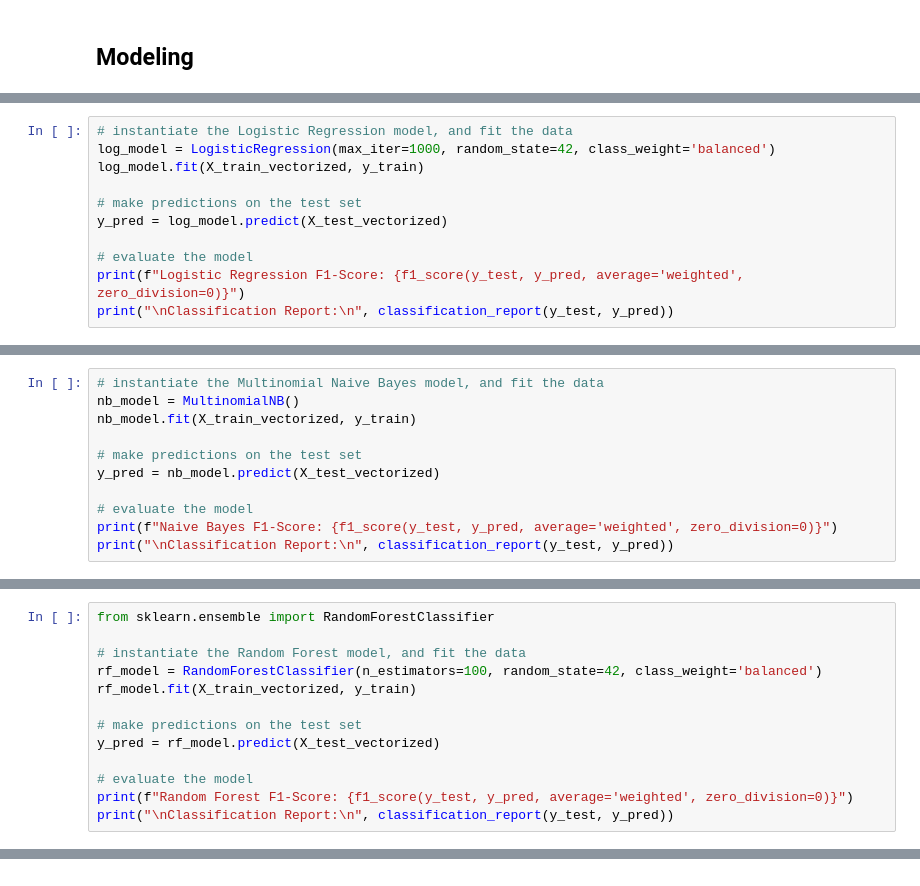
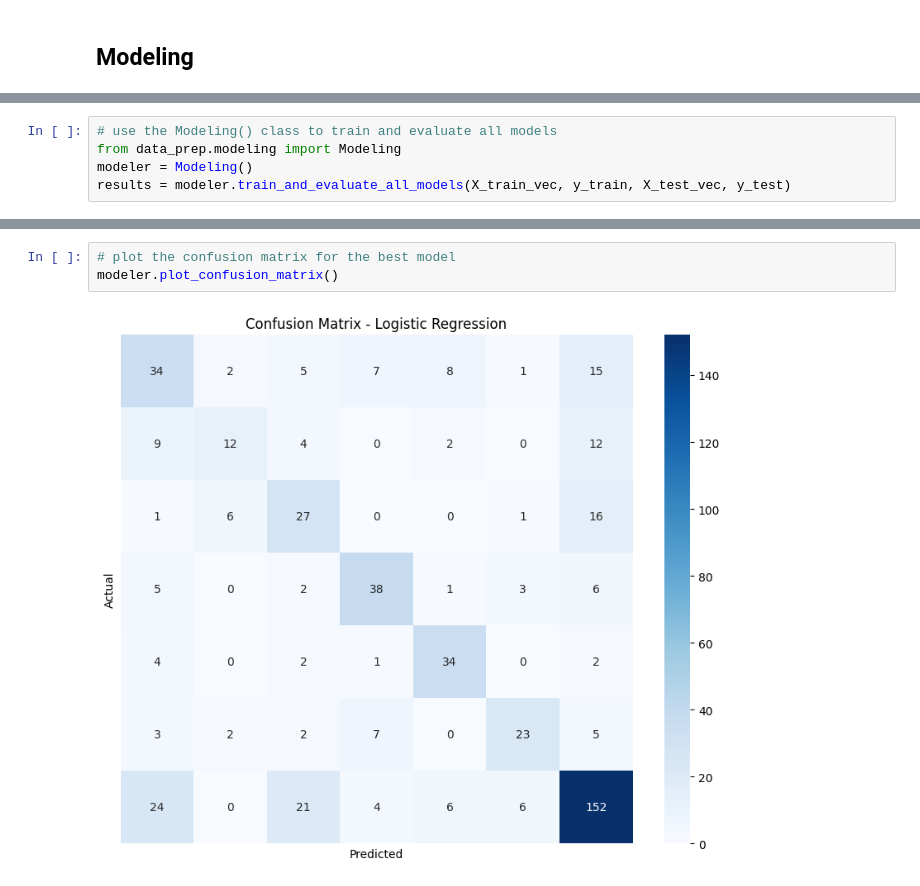
Before and after one commit to Patricknmaina/online_hate-speech_and_complaints_detection, a Jupyter notebook: patrick.ipynb, the cells around one changed output, grey strips where cells are left out. Drawn from its saved outputs; the diff is of its cells as text.

Commit message:
implemented custom classes for data loading, feature engineering, data cleaning, data preprocessing, data vectorization, modeling and evaluation

```diff
--- a/patrick.ipynb
+++ b/patrick.ipynb
@@ -241,11 +157,0 @@ Vocabulary size: 5000
-# %%
-# instantiate the Logistic Regression model, and fit the data
-log_model = LogisticRegression(max_iter=1000, random_state=42, class_weight='balanced')
-log_model.fit(X_train_vectorized, y_train)
-
-# make predictions on the test set
-y_pred = log_model.predict(X_test_vectorized)
-
-# evaluate the model
-print(f"Logistic Regression F1-Score: {f1_score(y_test, y_pred, average='weighted', zero_division=0)}")
-print("\nClassification Report:\n", classification_report(y_test, y_pred))
@@ -271,11 +157,0 @@ Internet or airtime bundle complaint       0.67      0.69      0.68        55
-# %%
-# instantiate the Multinomial Naive Bayes model, and fit the data
-nb_model = MultinomialNB()
-nb_model.fit(X_train_vectorized, y_train)
-
-# make predictions on the test set
-y_pred = nb_model.predict(X_test_vectorized)
-
-# evaluate the model
-print(f"Naive Bayes F1-Score: {f1_score(y_test, y_pred, average='weighted', zero_division=0)}")
-print("\nClassification Report:\n", classification_report(y_test, y_pred))
@@ -301,13 +157,0 @@ Internet or airtime bundle complaint       0.61      0.65      0.63        55
-# %%
-from sklearn.ensemble import RandomForestClassifier
-
-# instantiate the Random Forest model, and fit the data
-rf_model = RandomForestClassifier(n_estimators=100, random_state=42, class_weight='balanced')
-rf_model.fit(X_train_vectorized, y_train)
-
-# make predictions on the test set
-y_pred = rf_model.predict(X_test_vectorized)
-
-# evaluate the model
-print(f"Random Forest F1-Score: {f1_score(y_test, y_pred, average='weighted', zero_division=0)}")
-print("\nClassification Report:\n", classification_report(y_test, y_pred))
@@ -341,0 +158,5 @@ The predicted label for the new tweet is: Data protection and privacy concern
+# %%
+# use the Modeling() class to train and evaluate all models
+from data_prep.modeling import Modeling
+modeler = Modeling()
+results = modeler.train_and_evaluate_all_models(X_train_vec, y_train, X_test_vec, y_test)
@@ -341,0 +204,5 @@ The predicted label for the new tweet is: Data protection and privacy concern
+# %%
+# plot the confusion matrix for the best model
+modeler.plot_confusion_matrix()
+# %% [output]
+[figure, added]
```
Also changed, not shown: parts of 32 cells of this notebook.
